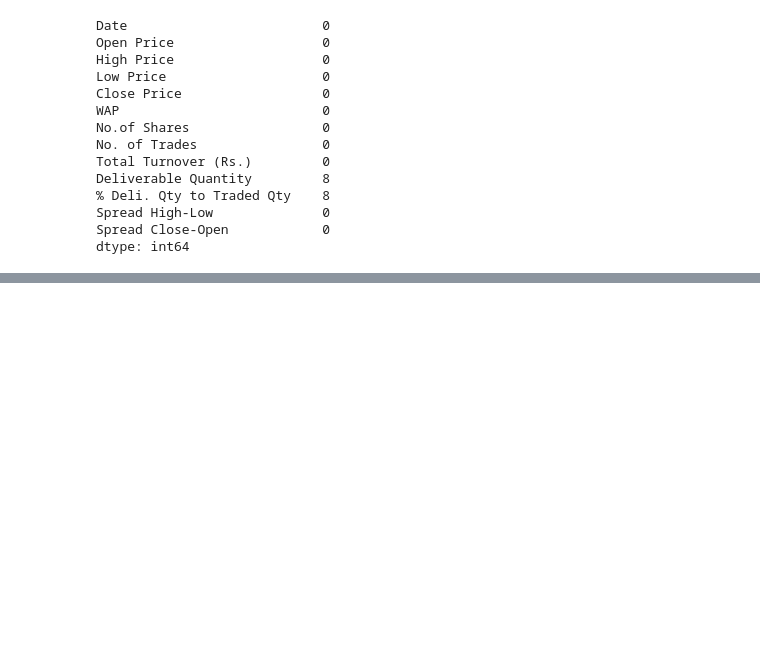
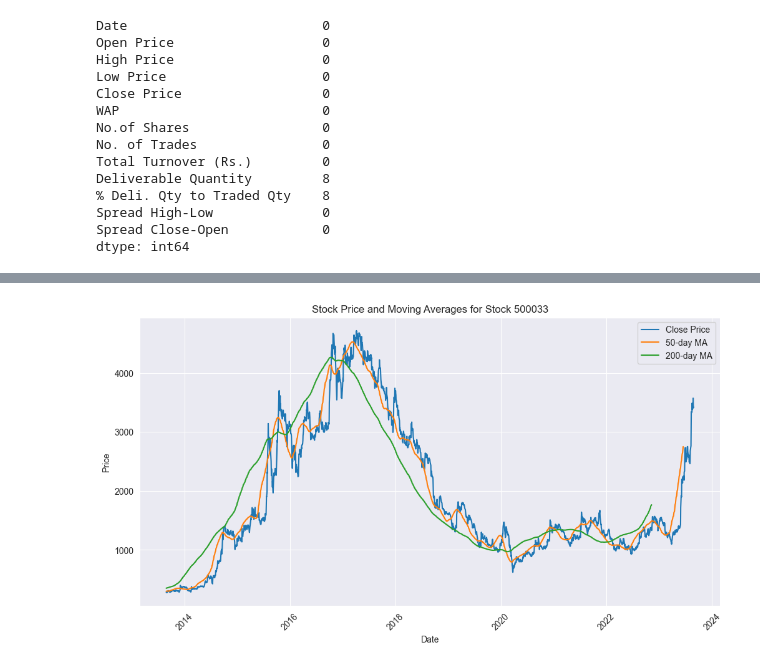
Before and after one commit to Nik-code/Advanced-Stock-Analysis, a Jupyter notebook: notebooks/data_preprocessing_and_analysis.ipynb, the cells around one changed output, grey strips where cells are left out. Drawn from its saved outputs; the diff is of its cells as text; code cells hidden in the pictures; blank space fills up the shorter version.

```diff
--- a/notebooks/data_preprocessing_and_analysis.ipynb
+++ b/notebooks/data_preprocessing_and_analysis.ipynb
@@ -127,0 +138,17 @@ plt.show()
+# %%
+# Calculate and plot moving averages
+df['MA50'] = df['Close Price'].rolling(window=50).mean()
+df['MA200'] = df['Close Price'].rolling(window=200).mean()
+
+plt.figure(figsize=(12, 6))
+plt.plot(pd.to_datetime(df['Date']), df['Close Price'], label='Close Price')
+plt.plot(pd.to_datetime(df['Date']), df['MA50'], label='50-day MA')
+plt.plot(pd.to_datetime(df['Date']), df['MA200'], label='200-day MA')
+plt.title(f'Stock Price and Moving Averages for Stock {first_stock_code}')
+plt.xlabel('Date')
+plt.ylabel('Price')
+plt.legend()
+plt.xticks(rotation=45)
+plt.show()
+# %% [output]
+[figure, added]
```
Also changed, not shown: parts of 4 cells of this notebook, 3 other files.
